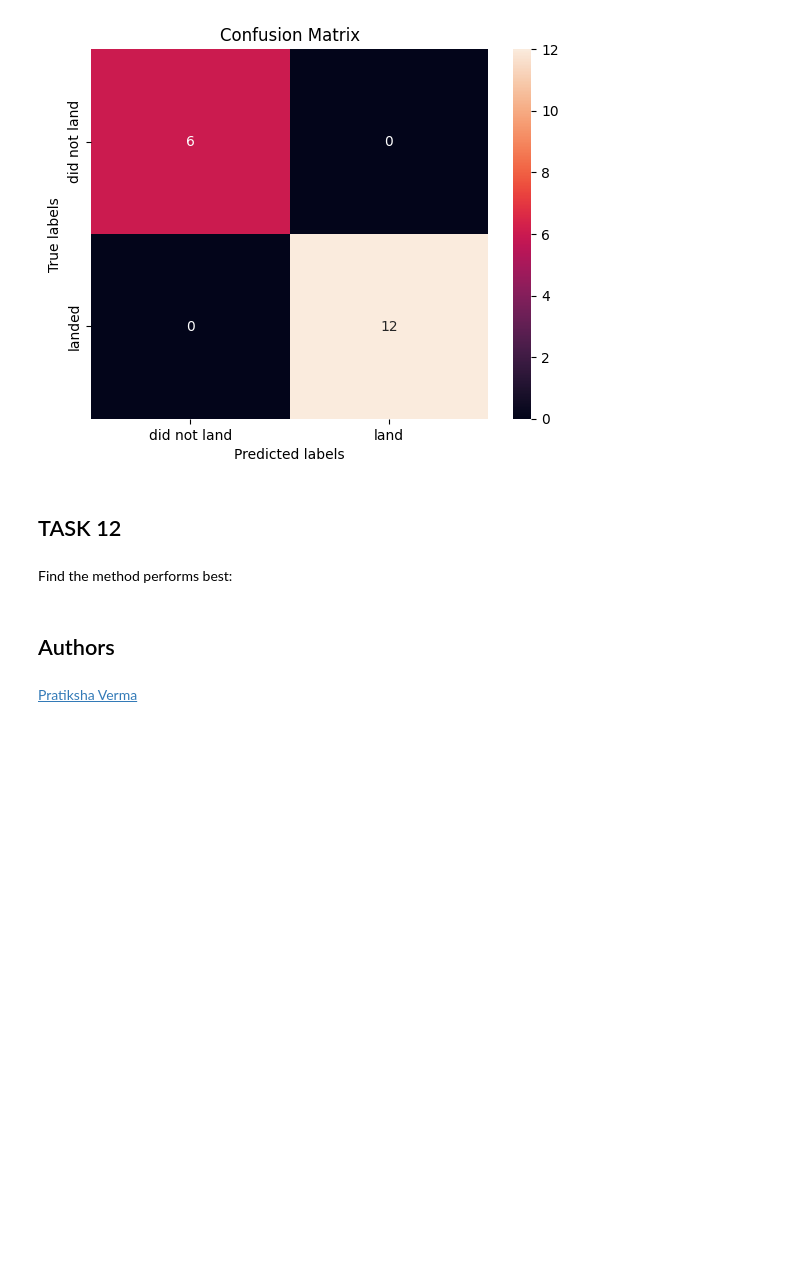
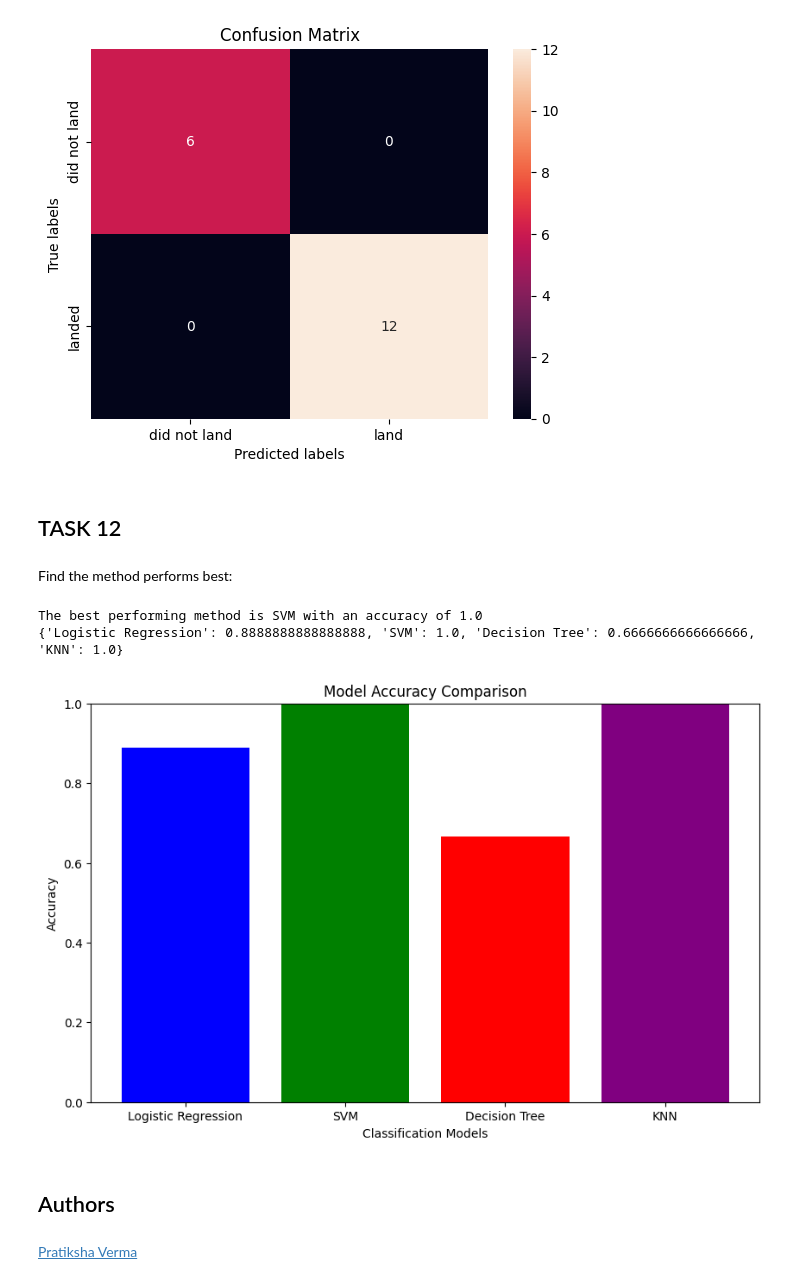
Before and after one commit to sunzhongshan1988/learn, a Jupyter notebook: applied-data-science-capstone/SpaceX_Machine_Learning_Prediction_Part_5.jupyterlite.ipynb, the cells around one changed output. Cells and saved outputs as stored; diff of their text form; code cells hidden in the pictures; blank space fills up the shorter version.

```diff
--- a/applied-data-science-capstone/SpaceX_Machine_Learning_Prediction_Part_5.jupyterlite.ipynb
+++ b/applied-data-science-capstone/SpaceX_Machine_Learning_Prediction_Part_5.jupyterlite.ipynb
@@ -377,6 +413,34 @@ plot_confusion_matrix(Y_test,yhat)
 ## TASK  12
 # %% [markdown]
 Find the method performs best:
+# %%
+# Comparing the test accuracies
+accuracies = {
+    'Logistic Regression': logreg_score,
+    'SVM': svm_score,
+    'Decision Tree': tree_score,
+    'KNN': knn_score
+}
+
+best_method = max(accuracies, key=accuracies.get)
+print(f'The best performing method is {best_method} with an accuracy of {accuracies[best_method]}')
+
+print(accuracies)
+# %% [output]
+The best performing method is SVM with an accuracy of 1.0
+{'Logistic Regression': 0.8888888888888888, 'SVM': 1.0, 'Decision Tree': 0.6666666666666666, 'KNN': 1.0}
+# %%
+import matplotlib.pyplot as plt
+# Plot the accuracies
+plt.figure(figsize=(10, 6))
+plt.bar(accuracies.keys(), accuracies.values(), color=['blue', 'green', 'red', 'purple'])
+plt.xlabel('Classification Models')
+plt.ylabel('Accuracy')
+plt.title('Model Accuracy Comparison')
+plt.ylim([0, 1])  # Assuming accuracy is between 0 and 1
+plt.show()
+# %% [output]
+[figure, added]
 # %% [markdown]
 ## Authors
 # %% [markdown]
```
Also changed, not shown: parts of 13 cells of this notebook, 4 other files.
